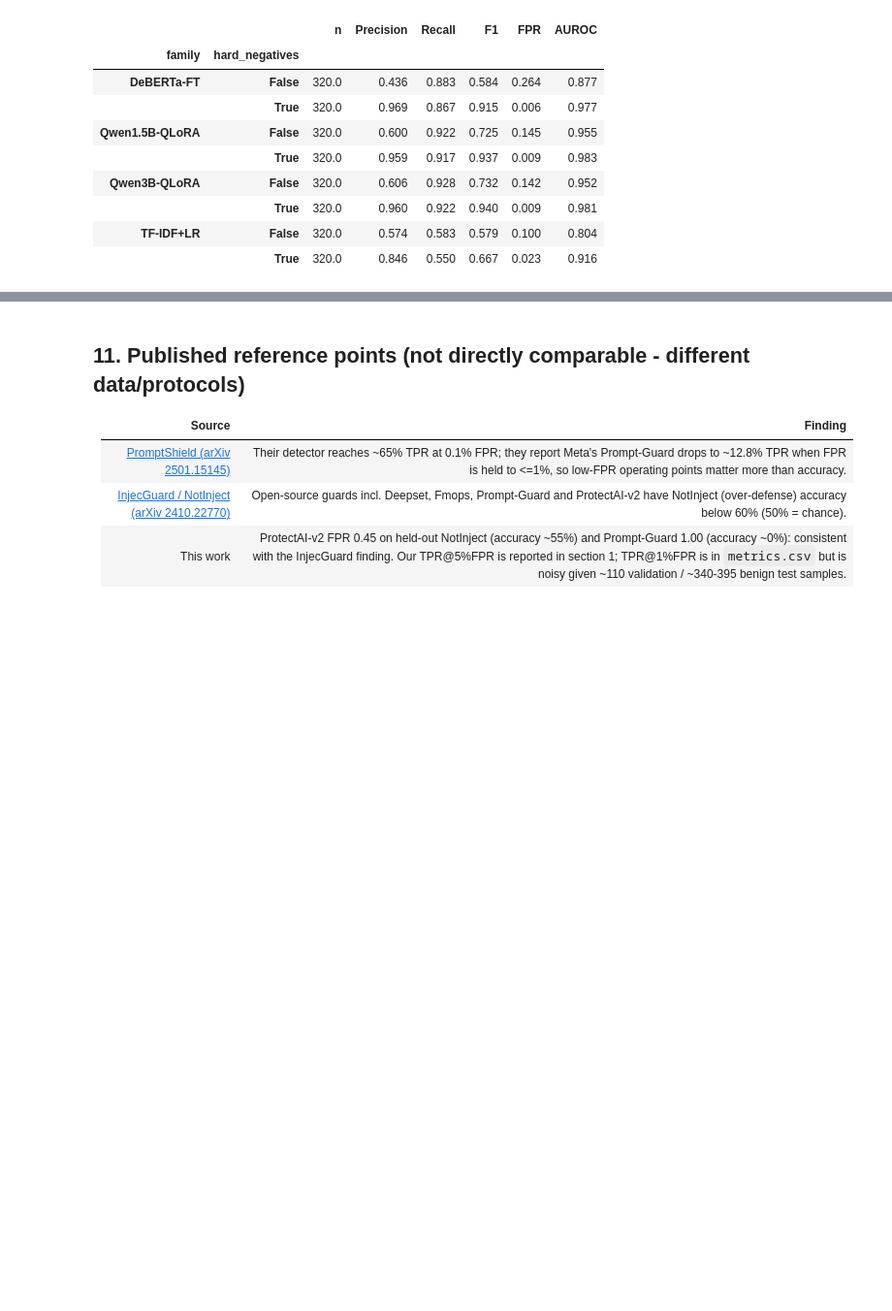
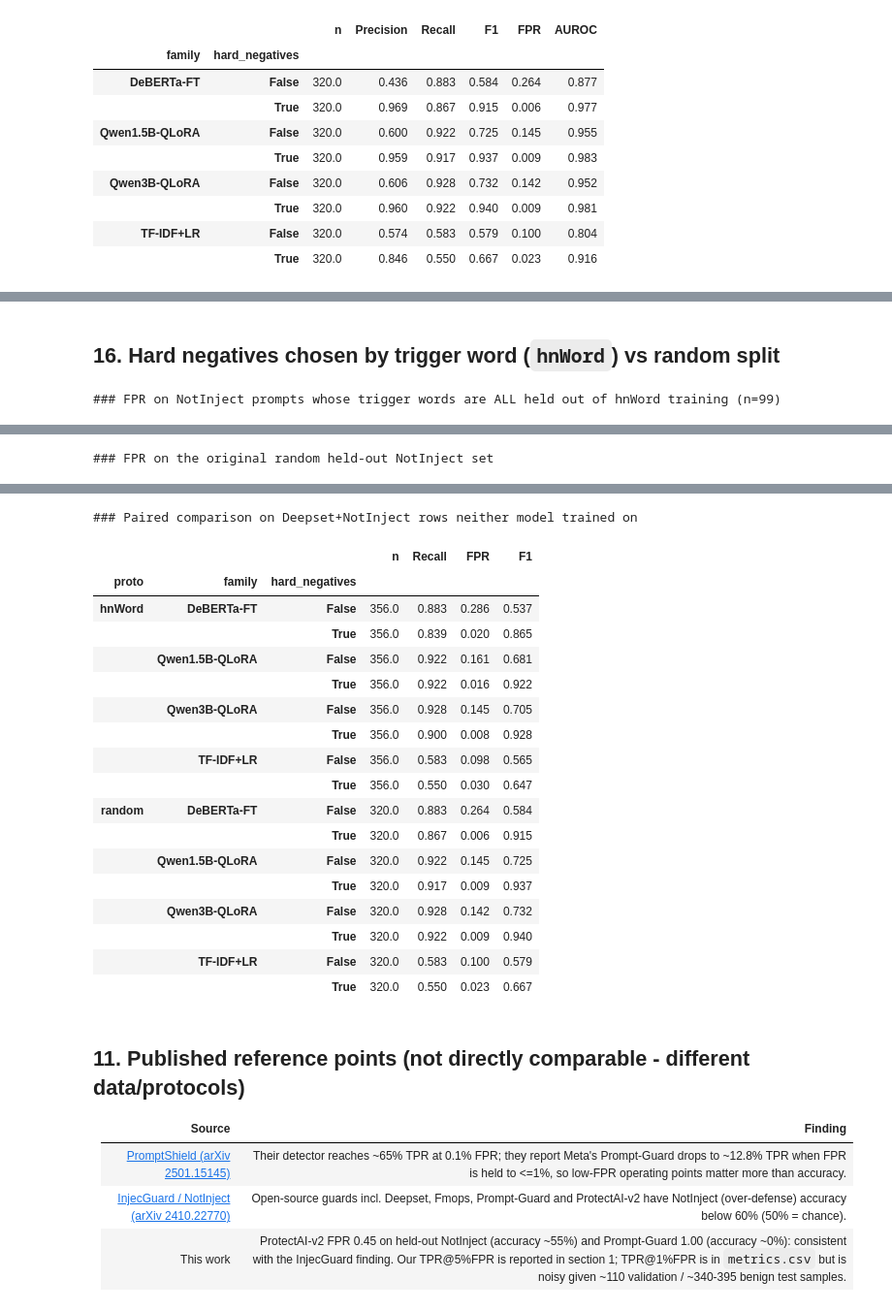
Before and after one commit to AntoCordeiro/prompt_detection, a Jupyter notebook: analysis.ipynb, the cells around one changed output, grey strips where cells are left out. Shown at 97% size. Drawn from its saved outputs; the diff is of its cells as text; code cells hidden in the pictures; blank space fills up the shorter version.

```diff
--- a/analysis.ipynb
+++ b/analysis.ipynb
@@ -424,0 +432,13 @@ display(HP); HP.to_csv(C.RESULTS_DIR / "table_hn_paired.csv")
+# %%
+def agg(rows, split, subset=None, cols=("Recall","FPR","F1","AUROC")):
+    """rows: list of (label, model key). Mean ± std over seeds of metrics at threshold 0.5 on one split."""
+    out = []
+    for label, key in rows:
+        g = P[(P.model == key) & (P.split == split)]
+        if subset is not None: g = g[subset(g)]
+        if g.empty: continue
+        ms = pd.DataFrame([binary_metrics(x.label, x.score) for _, x in g.groupby("seed")])
+        out.append({"model": label, "seeds": len(ms), **{c: fmt(ms, c) for c in cols if ms[c].notna().any()}})
+    return pd.DataFrame(out).set_index("model")
+FAMILIES = {"TF-IDF+LR": "TF-IDF+LR", "DeBERTa-FT": "DeBERTa-FT", "Qwen1.5B-QLoRA": "Qwen1.5B-QLoRA", "Qwen3B-QLoRA": "Qwen3B-QLoRA"}
+ZS = ["ProtectAI","PromptGuard-JB","LlamaGuard-FS","Qwen3B-ZS","Qwen3B-FS"]
@@ -424,0 +463,7 @@ display(HP); HP.to_csv(C.RESULTS_DIR / "table_hn_paired.csv")
+# %%
+rows = []
+for f in FAMILIES.values():
+    rows += [(f"{f} (random split)", f), (f"{f} @lvl (unseen levels)", f + "@lvl")]
+rows += [(z + " (zero-shot, no training)", z) for z in ZS]
+print("### Level-split benchmark: unseen-level attacks (339) vs Alpaca benign (339)"); display(agg(rows, "bench_hack_lvl"))
+print("### For reference - original HackAPrompt benchmark (random-split attacks)"); display(agg(rows, "bench_hackaprompt"))
@@ -424,0 +505,13 @@ display(HP); HP.to_csv(C.RESULTS_DIR / "table_hn_paired.csv")
+# %%
+rows = []
+for f in ["TF-IDF+LR","DeBERTa-FT","Qwen1.5B-QLoRA"]:
+    rows += [(f"{f} (in-distribution: random split)", f), (f"{f} @noHack (trained WITHOUT HackAPrompt)", f + "@noHack")]
+rows += [(z + " (zero-shot)", z) for z in ZS]
+print("### Test on HackAPrompt benchmark (attacks unseen at training for @noHack)"); display(agg(rows, "bench_hackaprompt"))
+rows = []
+for f in ["TF-IDF+LR","DeBERTa-FT","Qwen1.5B-QLoRA"]:
+    rows += [(f"{f} (in-distribution: random split)", f), (f"{f} @hackOnly (trained on HackAPrompt+Alpaca only)", f + "@hackOnly")]
+rows += [(z + " (zero-shot)", z) for z in ZS]
+print("### Test on Deepset+NotInject"); display(agg(rows, "bench_deepset_notinject"))
+print("### Same, Deepset-only subset (source-matched: Deepset attacks vs Deepset benign)")
+display(agg(rows, "bench_deepset_notinject", subset=lambda g: g.source.str.startswith("deepset")))
@@ -424,0 +587,15 @@ display(HP); HP.to_csv(C.RESULTS_DIR / "table_hn_paired.csv")
+# %% [markdown]
+## 16. Hard negatives chosen by trigger word (`hnWord`) vs random split
+# %%
+rows = []
+for f in ["TF-IDF+LR","DeBERTa-FT","Qwen1.5B-QLoRA","Qwen3B-QLoRA"]:
+    rows += [(f"{f} (no hard negatives)", f), (f"{f}+HN (random 40% of NotInject)", f + "+HN"), (f"{f}+HN @hnWord (disjoint trigger words)", f + "+HN@hnWord")]
+rows += [(z + " (zero-shot)", z) for z in ["ProtectAI","PromptGuard-JB","LlamaGuard-FS","Qwen3B-ZS"]]
+print("### FPR on NotInject prompts whose trigger words are ALL held out of hnWord training (n=99)"); display(agg(rows, "notinject_heldout_word", cols=("FPR",)))
+print("### FPR on the original random held-out NotInject set"); display(agg(rows, "notinject_heldout", cols=("FPR",)))
+ph = pd.concat([hn_paired_table(P, "bench_deepset_notinject", "hnWord").assign(proto="hnWord"),
+                hn_paired_table(P, "bench_deepset_notinject", "").assign(proto="random")])
+print("### Paired comparison on Deepset+NotInject rows neither model trained on")
+display(ph.groupby(["proto","family","hard_negatives"])[["n","Recall","FPR","F1"]].mean().round(3))
+# %% [output]
+### FPR on NotInject prompts whose trigger words are ALL held out of hnWord training (n=99)
@@ -424,0 +620 @@ display(HP); HP.to_csv(C.RESULTS_DIR / "table_hn_paired.csv")
+### FPR on the original random held-out NotInject set
@@ -425,3 +639,22 @@ display(HP); HP.to_csv(C.RESULTS_DIR / "table_hn_paired.csv")
+### Paired comparison on Deepset+NotInject rows neither model trained on
+|  |  |  | n | Recall | FPR | F1 |
+| proto | family | hard_negatives |  |  |  |  |
+| hnWord | DeBERTa-FT | False | 356.0 | 0.883 | 0.286 | 0.537 |
+|  |  | True | 356.0 | 0.839 | 0.020 | 0.865 |
+|  | Qwen1.5B-QLoRA | False | 356.0 | 0.922 | 0.161 | 0.681 |
+|  |  | True | 356.0 | 0.922 | 0.016 | 0.922 |
+|  | Qwen3B-QLoRA | False | 356.0 | 0.928 | 0.145 | 0.705 |
+|  |  | True | 356.0 | 0.900 | 0.008 | 0.928 |
+|  | TF-IDF+LR | False | 356.0 | 0.583 | 0.098 | 0.565 |
+|  |  | True | 356.0 | 0.550 | 0.030 | 0.647 |
+| random | DeBERTa-FT | False | 320.0 | 0.883 | 0.264 | 0.584 |
+|  |  | True | 320.0 | 0.867 | 0.006 | 0.915 |
+|  | Qwen1.5B-QLoRA | False | 320.0 | 0.922 | 0.145 | 0.725 |
+|  |  | True | 320.0 | 0.917 | 0.009 | 0.937 |
+|  | Qwen3B-QLoRA | False | 320.0 | 0.928 | 0.142 | 0.732 |
+|  |  | True | 320.0 | 0.922 | 0.009 | 0.940 |
+|  | TF-IDF+LR | False | 320.0 | 0.583 | 0.100 | 0.579 |
+|  |  | True | 320.0 | 0.550 | 0.023 | 0.667 |
 # %% [markdown]
 ## 11. Published reference points (not directly comparable - different data/protocols)
 | Source | Finding |
```
Also changed, not shown: parts of 12 cells of this notebook, 47 other files.
